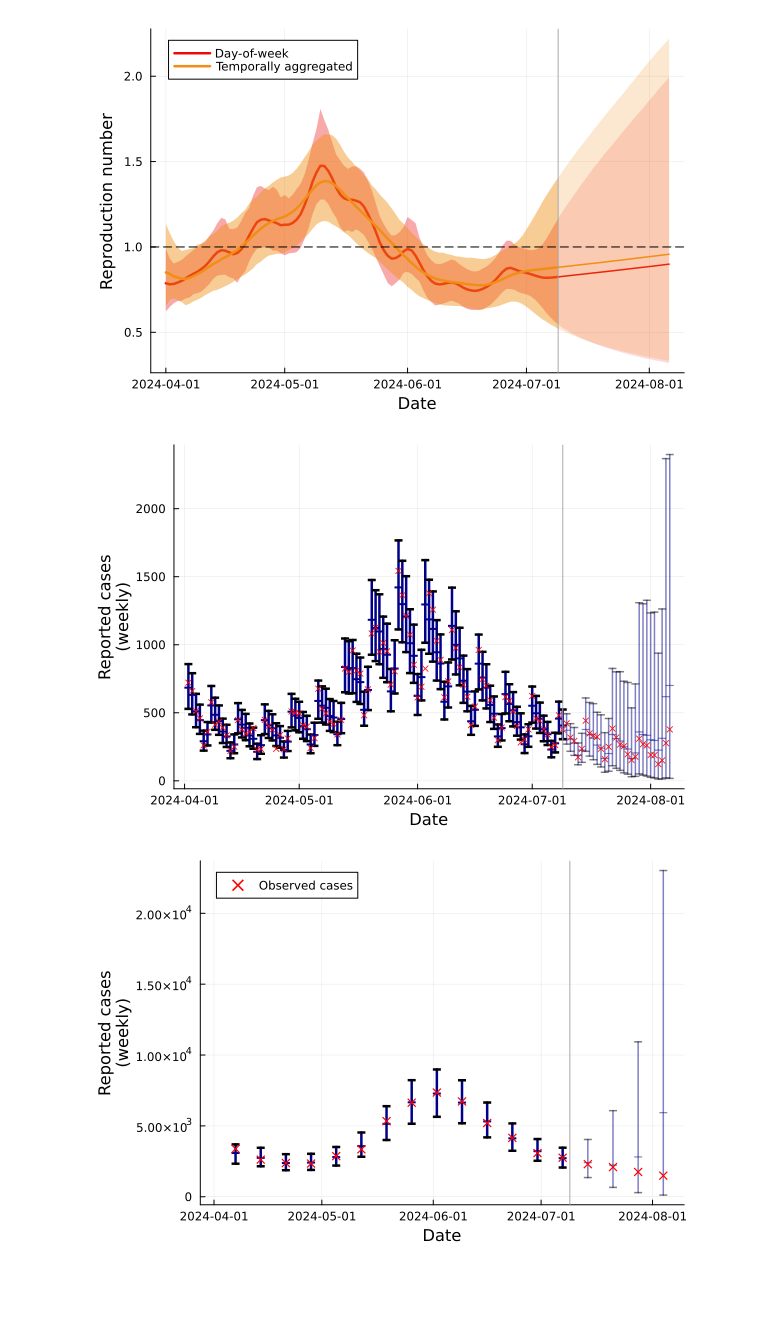
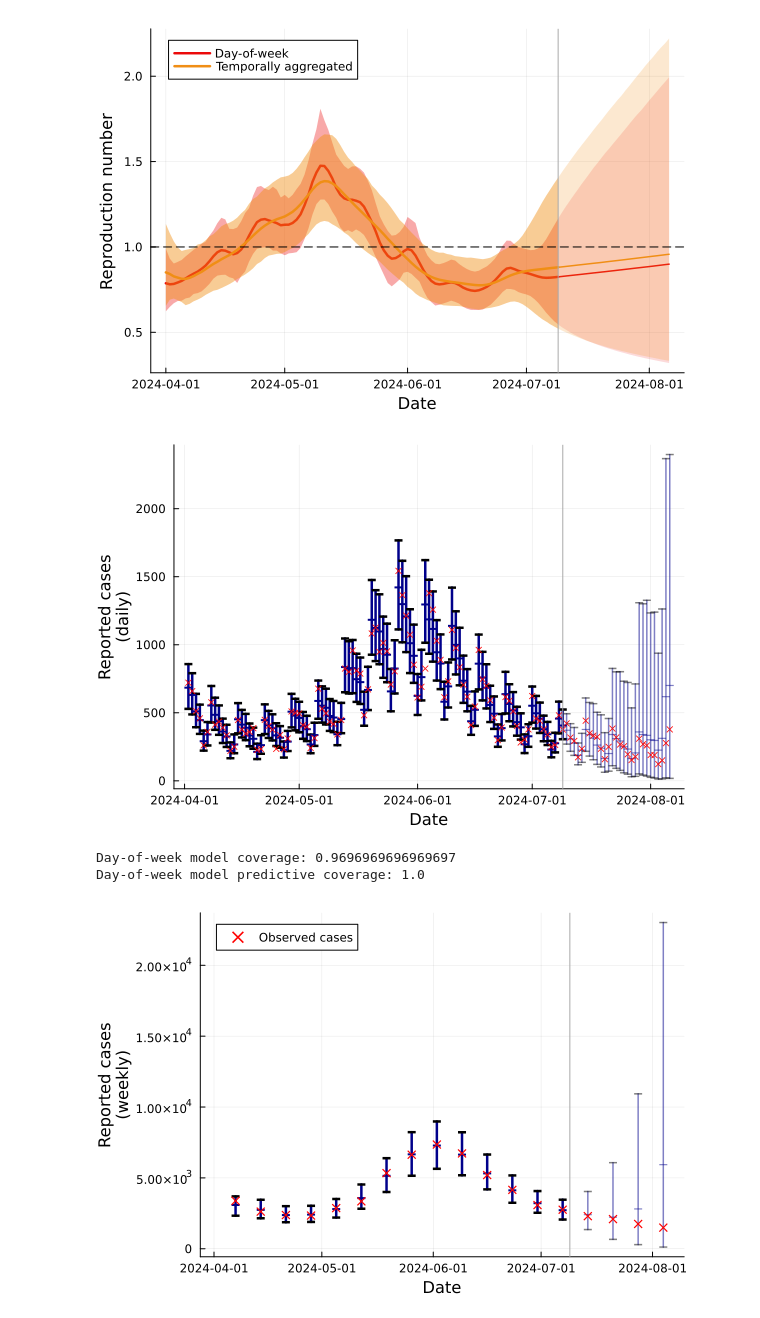
Before and after one commit to nicsteyn2/SMCforRt, a Jupyter notebook: paper/03results.ipynb, the cells around one changed output. Saved outputs shown, nothing was run; the diff lists cells and outputs as text; code cells hidden in the pictures; blank space fills up the shorter version.

```diff
--- a/paper/03results.ipynb
+++ b/paper/03results.ipynb
@@ -48,15 +55,23 @@ vline!([Y.date[100]], label=false, color=:darkgray)
 [figure]
 # %%
 # Plot observed cases (day-of-week model)
-pltC_dow = plot(xlabel="Date", ylabel="Reported cases\n(weekly)")
+pltC_dow = plot(xlabel="Date", ylabel="Reported cases\n(daily)")
 scatter!(Y.date[2:100], mC_dow[2:100], errorbar=(mC_dow[2:100]-lC_dow[2:100], uC_dow[2:100]-mC_dow[2:100]),
     label=false, marker=:hline, color=:darkblue, lc=:darkblue, linewidth=2.5, markerstrokewidth=2.5)
 scatter!(Y.date[101:128], mC_dow[101:end], errorbar=(mC_dow[101:end]-lC_dow[101:end], uC_dow[101:end]-mC_dow[101:end]),
     label=false, marker=:hline, color=:darkblue, lc=:darkblue, linewidth=1.5, markerstrokewidth=1.5, alpha=0.5)
 scatter!(Y.date[2:128], Y.Ct[2:128], color=:red, marker=:x, label=false, markerstrokewidth=1, markersize=3)
 vline!([Y.date[100]], label=false, color=:darkgray)
+display(pltC_dow)
+
+coverage = mean((Y.Ct[2:100] .>= lC_dow[2:100]) .& (Y.Ct[2:100] .<= uC_dow[2:100]))
+predictive_coverage = mean((Y.Ct[101:128] .>= lC_dow[101:end]) .& (Y.Ct[101:128] .<= uC_dow[101:end]))
+println("Day-of-week model coverage: ", coverage)
+println("Day-of-week model predictive coverage: ", predictive_coverage)
 # %% [output]
-[figure, old version]
+[figure, new version]
+Day-of-week model coverage: 0.9696969696969697
+Day-of-week model predictive coverage: 1.0
 # %%
 # Plot observed cases (temporally aggregated model)
 weekly_cases = Y.WeeklyCases[1:128]
```
Also changed, not shown: parts of 4 cells of this notebook, 10 other files.
